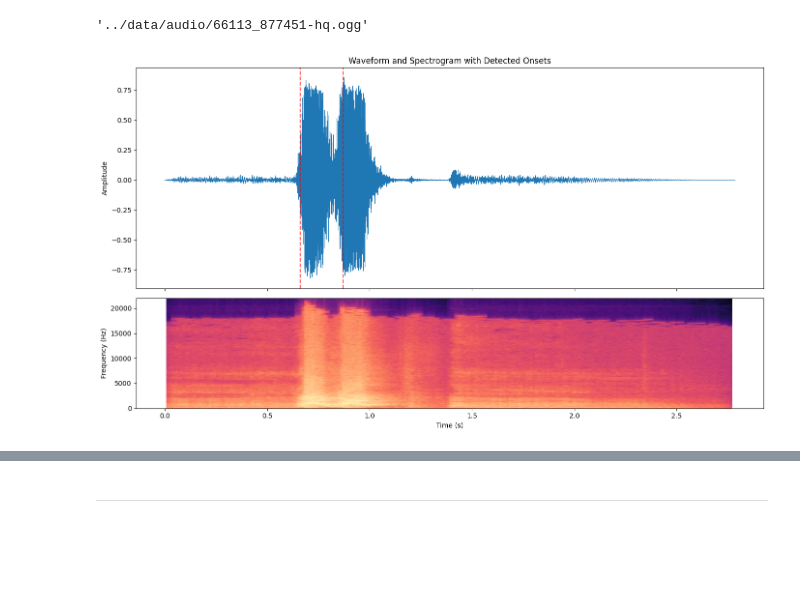
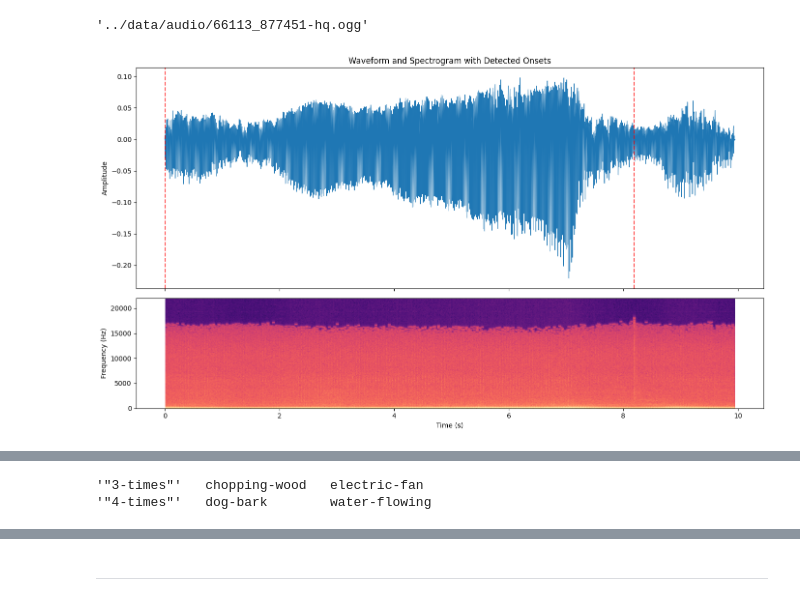
Before and after one commit to morehovschi/repepep, a Jupyter notebook: src/querier.ipynb, the cells around one changed output, grey strips where cells are left out. Drawn from its saved outputs; the diff is of its cells as text; code cells hidden in the pictures; blank space fills up the shorter version.

Commit message:
EXPERIMENT 0
check out this version of the notebook and data to reproduce

```diff
--- a/src/querier.ipynb
+++ b/src/querier.ipynb
@@ -44,7 +48,7 @@ os.makedirs(AUDIO_DIR, exist_ok=True)
 os.makedirs(META_DIR, exist_ok=True)
 # %%
 # Query for THIS RUN
-query = 'dog bark'
+query = '"3 times"'
 filt = None
 num_results = 20
 # %%
@@ -175,30 +172,35 @@ filename
 '../data/audio/66113_877451-hq.ogg'
 # %%
 # select a file randomly
-subdir = 'dog-bark'
+subdir = 'electric-fan'
 filename = random.choice(os.listdir(AUDIO_DIR + subdir))
 filepath = f"{AUDIO_DIR}/{subdir}/{filename}"
 sound_id = int(filename[:filename.find("_")])
 
 start_time = None
 end_time = None
 sr = 44100
 
 audio, onset_times = detect_onsets(filepath)
 
 plot_waveform_with_onsets(
     audio,
     onset_times,
     sample_rate=sr,
     start_time=start_time,
     end_time=end_time
 )
 
 # Audio playback
 start_sample = int(start_time * sr) if start_time else 0
 end_sample = int(end_time * sr) if end_time else len(audio)-1
 
 ipd.Audio(audio[start_sample:end_sample], rate=sr)
 # %% [output]
-[figure, old version]
+[figure, new version]
 [interactive output not drawn]
+# %%
+!ls ../data/audio
+# %% [output]
+'"3-times"'   chopping-wood   electric-fan
+'"4-times"'   dog-bark        water-flowing
```
Also changed, not shown: parts of 14 cells of this notebook, 8 other files.
